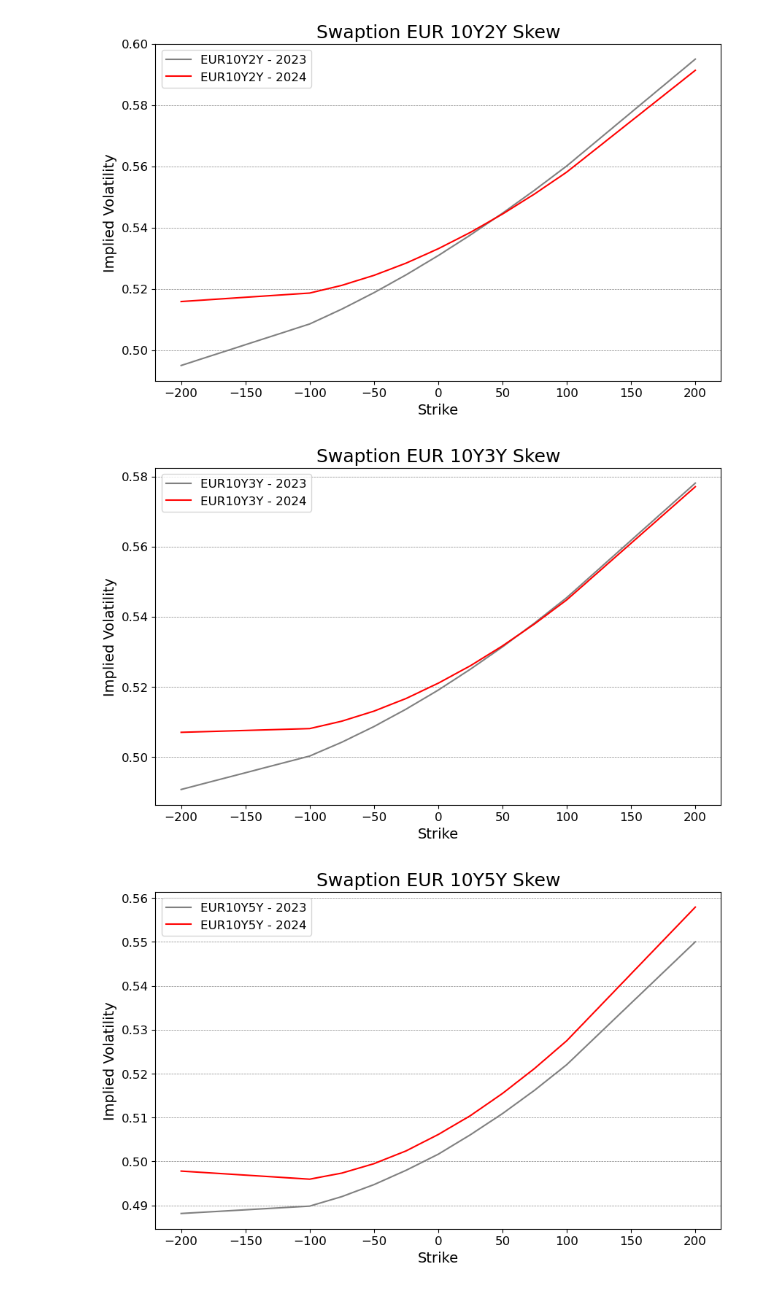
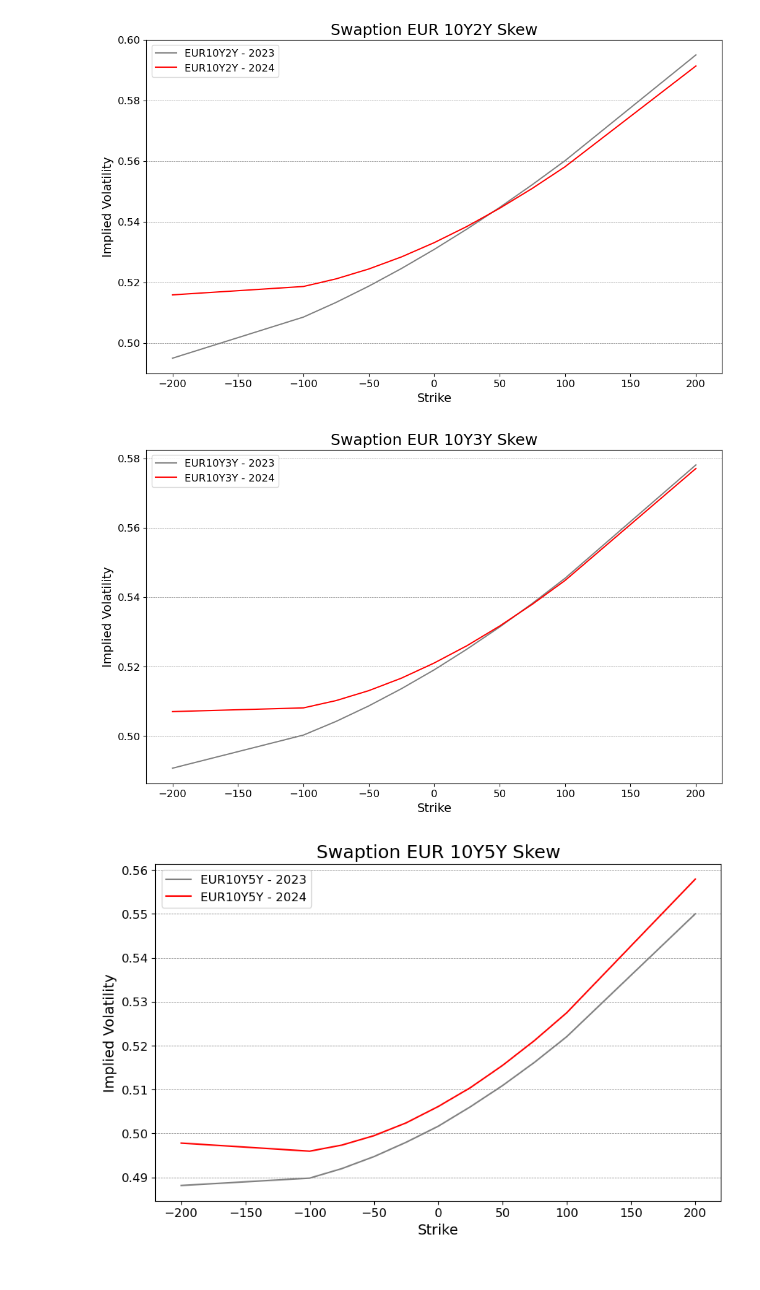
Before and after one commit to NannaOhrt/master_thesis, a Jupyter notebook: main/code/swaption_skew.ipynb, the cells around one changed output. Saved outputs shown, nothing was run; the diff lists cells and outputs as text; code cells hidden in the pictures.

```diff
--- a/main/code/swaption_skew.ipynb
+++ b/main/code/swaption_skew.ipynb
@@ -111,7 +111,7 @@ OTM_10Y2Y_2023 = ten_y_2_y_2023.index.str.replace('ATM', '0').astype(int)
 OTM_10Y2Y_2024 = ten_y_2_y_2024.index.str.replace('ATM', '0').astype(int)
 
 
-plt.figure(figsize=(10, 6))
+plt.figure(figsize=(12, 7))
 plt.plot(OTM_10Y2Y_2023, ten_y_2_y_2023.values, color='grey', label='EUR10Y2Y - 2023')
 plt.plot(OTM_10Y2Y_2024, ten_y_2_y_2024.values, color='red',  label='EUR10Y2Y - 2024')
 plt.title('Swaption EUR 10Y2Y Skew', fontsize=18)
@@ -127,34 +127,34 @@ plt.savefig("/Users/nannaingemannohrt/Desktop/master_thesis/main/plots/10Y2Y.png
 plt.show()
 plt.close()
 # %% [output]
-[figure, old version]
+[figure, new version]
 # %%
 # Extract the '10Y10Y' row from the original dataframe
 ten_y_3_y_2023 = df_OTM_2023.loc['10Y3Y']
 ten_y_3_y_2024 = df_OTM_2024.loc['10Y3Y']
 
 # Convert indices to integer deltas (spread measure in bps)
 OTM_10Y3Y_2023 = ten_y_3_y_2023.index.str.replace('ATM', '0').astype(int)
 OTM_10Y3Y_2024 = ten_y_3_y_2024.index.str.replace('ATM', '0').astype(int)
 
 
-plt.figure(figsize=(10, 6))
+plt.figure(figsize=(12, 7))
 plt.plot(OTM_10Y3Y_2023, ten_y_3_y_2023.values, color='grey', label='EUR10Y3Y - 2023')
 plt.plot(OTM_10Y3Y_2024, ten_y_3_y_2024.values, color='red',  label='EUR10Y3Y - 2024')
 plt.title('Swaption EUR 10Y3Y Skew', fontsize=18)
 plt.xlabel('Strike', fontsize=14)
 plt.ylabel('Implied Volatility', fontsize=14)
 plt.xticks(fontsize=12)
 plt.yticks(fontsize=12)
 plt.grid(axis='y', color='gray', linestyle='--', linewidth=0.5)
 plt.legend(fontsize=12)
 plt.savefig("/Users/nannaingemannohrt/Desktop/master_thesis/main/plots/10Y3Y.png")  # Save as PNG
 
 # Display the plot
 plt.show()
 plt.close()
 # %% [output]
-[figure, old version]
+[figure, new version]
 # %%
 # Extract the '10Y10Y' row from the original dataframe
 ten_y_5_y_2023 = df_OTM_2023.loc['10Y5Y']
```
Also changed, not shown: parts of 1 cell of this notebook, 8 other files.
